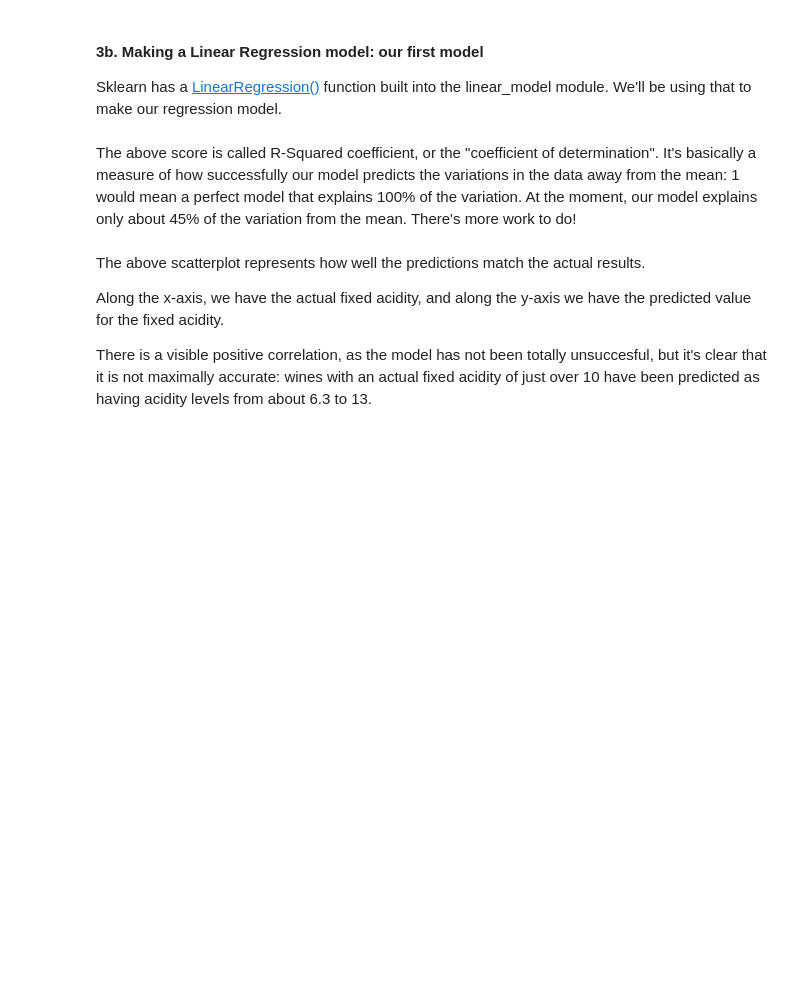
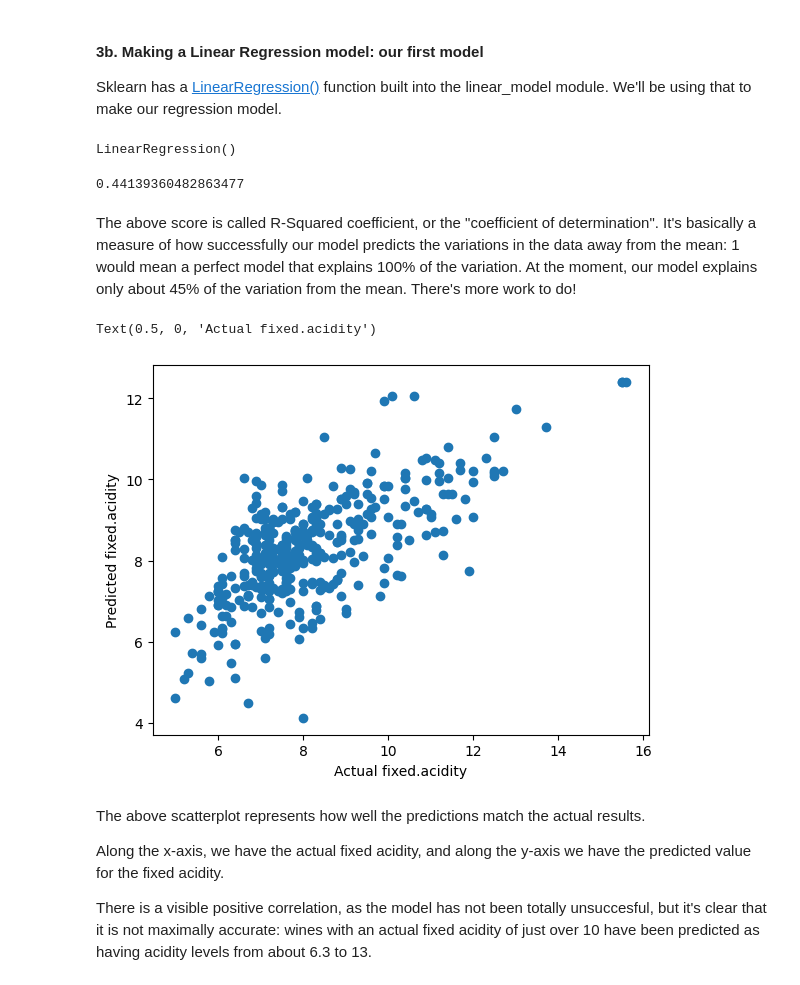
Before and after one commit to dqminhv/Springboard_Unit_11.4.1_Case_Study_Linear_Regression_1, a Jupyter notebook: 11.4.1 Case Study - Linear Regression/Springboard Regression Case Study - the Red Wine Dataset - Tier 3.ipynb, the cells around one changed output. Saved outputs shown, nothing was run; the diff lists cells and outputs as text; code cells hidden in the pictures; blank space fills up the shorter version.

```diff
--- a/11.4.1 Case Study - Linear Regression/Springboard Regression Case Study - the Red Wine Dataset - Tier 3.ipynb
+++ b/11.4.1 Case Study - Linear Regression/Springboard Regression Case Study - the Red Wine Dataset - Tier 3.ipynb
@@ -260,11 +260,13 @@ To be sure, for our first model, we're only going to focus on two variables: fix
 
 We'll be using [sklearn](https://scikit-learn.org/stable/modules/generated/sklearn.model_selection.train_test_split.html) here. Don't worry if not all of the syntax makes sense; just follow the rationale for what we're doing.
 # %%
+from re import X
 # Subsetting our data into our dependent and independent variables.
-_ _ _
+x = data[['density']]
+y = data[['fixed.acidity']]
 
 # Split the data. This line uses the sklearn function train_test_split().
 # The test_size parameter means we can train with 75% of the data, and test on 25%.
-_ _ _
+x_train, x_test, y_train, y_test= train_test_split(x, y, test_size=0.25)
 # %%
 # We now want to check the shape of the X train, y_train, X_test and y_test to make sure the proportions are right.
@@ -274,21 +284,30 @@ _ _ _
 Sklearn has a [LinearRegression()](https://scikit-learn.org/stable/modules/generated/sklearn.linear_model.LinearRegression.html) function built into the linear_model module. We'll be using that to make our regression model.
 # %%
 # Create the model: make a variable called rModel, and use it linear_model.LinearRegression appropriately
-_ _ _
+rModel = linear_model.LinearRegression()
 # %%
 # We now want to train the model on our test data.
-_ _ _
+rModel.fit(x_train, y_train)
+# %% [output]
+LinearRegression()
 # %%
 # Evaluate the model
-_ _ _
+print(rModel.score(x_train, y_train))
+# %% [output]
+0.44139360482863477
 # %% [markdown]
 The above score is called R-Squared coefficient, or the "coefficient of determination". It's basically a measure of how successfully our model predicts the variations in the data away from the mean: 1 would mean a perfect model that explains 100% of the variation. At the moment, our model explains only about 45% of the variation from the mean. There's more work to do!
 # %%
 # Use the model to make predictions about our test data
-_ _ _
+y_pred = rModel.predict(x_test)
 # %%
 # Let's plot the predictions against the actual result. Use scatter()
-_ _ _
+plt.scatter(y_test, y_pred)
+plt.ylabel('Predicted fixed.acidity')
+plt.xlabel('Actual fixed.acidity')
+# %% [output]
+Text(0.5, 0, 'Actual fixed.acidity')
+[figure, added]
 # %% [markdown]
 The above scatterplot represents how well the predictions match the actual results.
 
```
Also changed, not shown: parts of 1 cell of this notebook.
